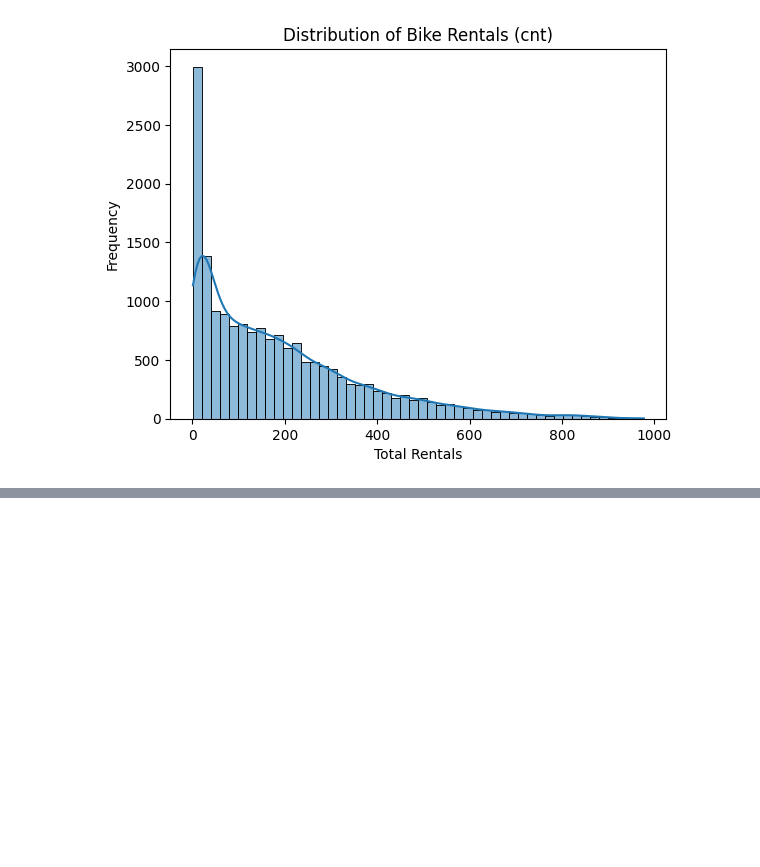
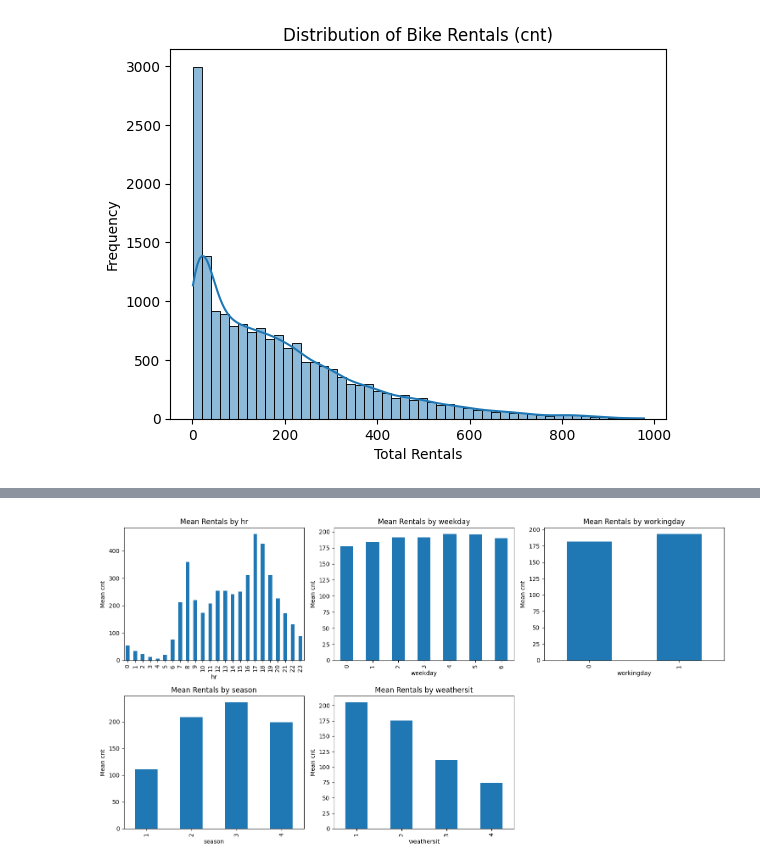
Before and after one commit to ZabitMagomed239/Bike-Rental-Regression-Project, a Jupyter notebook: noteboks/01_eda.ipynb, the cells around one changed output, grey strips where cells are left out. Cells and saved outputs as stored; diff of their text form; code cells hidden in the pictures; blank space fills up the shorter version.

```diff
--- a/noteboks/01_eda.ipynb
+++ b/noteboks/01_eda.ipynb
@@ -50,7 +50,7 @@ import pandas as pd
 import matplotlib.pyplot as plt
 import seaborn as sns
 # %%
-df = pd.read_csv('hour.csv')
+df = pd.read_csv('C:\\Users\\Mr.Zabit\\Documents\\ml_projects\\bike_rental_project\\data\\raw\\hour.csv')
 df.head(3)
 # %% [output]
 |  | instant | dteday | season | yr | mnth | hr | holiday | weekday | workingday | weathersit | ... |
@@ -218,0 +187,22 @@ Name: cnt, dtype: float64
+# %%
+cols = ['hr', 'weekday', 'workingday', 'season', 'weathersit']
+n_cols = 3  # number of plots per row
+n_rows = (len(cols) + n_cols - 1) // n_cols  # compute number of rows
+
+fig, axes = plt.subplots(n_rows, n_cols, figsize=(15, n_rows*4))
+axes = axes.flatten()  # flatten to 1D array for easy iteration
+
+for i, col in enumerate(cols):
+    df.groupby(col)['cnt'].mean().plot(kind='bar', ax=axes[i])
+    axes[i].set_title(f'Mean Rentals by {col}')
+    axes[i].set_xlabel(col)
+    axes[i].set_ylabel('Mean cnt')
+
+# Remove any empty subplots
+for j in range(i+1, len(axes)):
+    fig.delaxes(axes[j])
+
+plt.tight_layout()
+plt.show()
+# %% [output]
+[figure, added]
```
Also changed, not shown: parts of 10 cells of this notebook, 1 other file.
